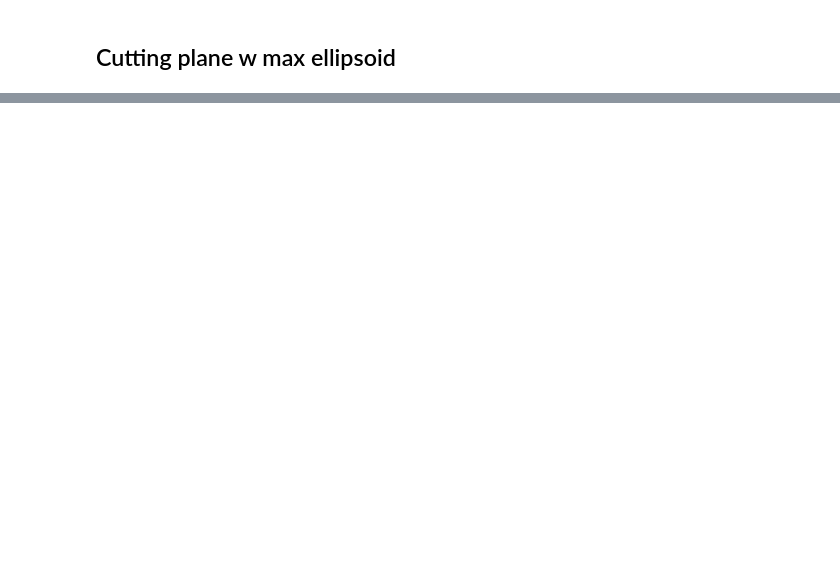
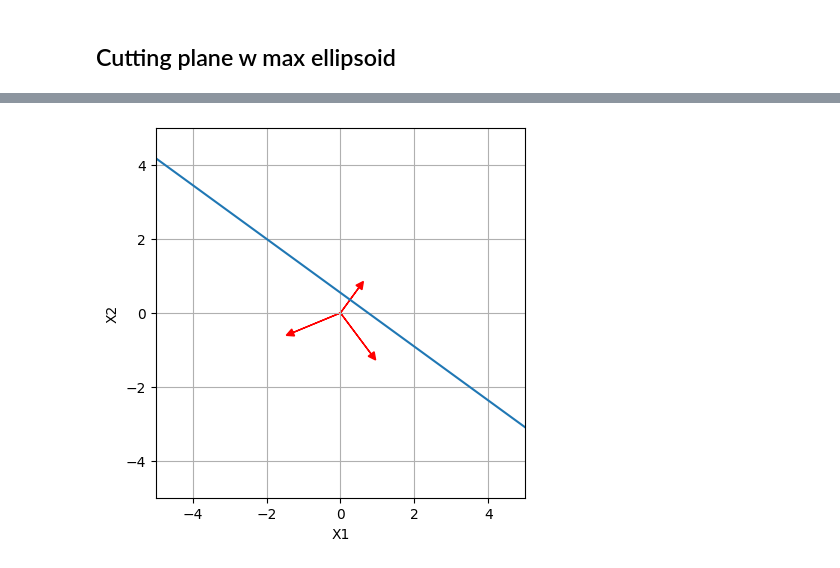
Before and after one commit to FergusCurrie/optimisation, a Jupyter notebook: notebooks/cutting-plane-method.ipynb, the cells around one changed output, grey strips where cells are left out. Saved outputs shown, nothing was run; the diff lists cells and outputs as text; code cells hidden in the pictures; blank space fills up the shorter version.

```diff
--- a/notebooks/cutting-plane-method.ipynb
+++ b/notebooks/cutting-plane-method.ipynb
@@ -118,31 +115,0 @@ Text(0.5, 1.0, 'largest ellipsoid in polyhedron')
-# %%
-def plot_hyperplane(ax, a, b, offset=np.array([0, 0])):
-    """
-    doesn't offset the hyperplane from the origin
-    """
-    ax.arrow(
-        *offset,
-        *a,
-        head_width=0.2,
-        head_length=0.2,
-        length_includes_head=True,
-        color="red"
-    )
-    x0 = np.linspace(-5, 5, 10)
-    x1 = (-a[0] * (x0 - offset[0])) / a[1] + offset[1]
-
-    ax.plot(x0, x1)
-    ax.set_xlim([-5, 5])
-    ax.set_ylim([-5, 5])
-    ax.set_xlabel("x0")
-    ax.set_ylabel("x1")
-    ax.set_aspect("equal")
-    ax.grid()
-
-x_point = np.array([2,2])
-g = np.array([1,1])
-
-fig, ax = plt.subplots()
-ax.scatter(*x_point)
-
-plot_hyperplane(ax, g, 0, x_point)
@@ -162,15 +127,15 @@ objective_grad = jax.grad(objective)
 
 # setup
 m=30
-n=20
-A, b, c = random_piecewise_affine()
+n=2
+A, b, c = random_piecewise_affine(m,n)
 polyhedron_a = [] # list of linear constraints.
 polyhedron_f = []
 k = 0
 history = []
 
 
-for i in range(20):
+for i in range(3):
     print(i)
     # choose a point x(k+1) in polydreon. random point for first step
     if polyhedron_a != []:
@@ -184,8 +149,8 @@ for i in range(20):
     # query the cutting-plane oracle
     subgradient = objective_grad(x_k1)
 
-    polyhedron_a.append(subgradient + x_k1)
-    polyhedron_f.append(0) #
+    polyhedron_a.append(subgradient)
+    polyhedron_f.append(subgradient @ x_k1) #
 
 
 
@@ -303,0 +163,6 @@ Text(0.5, 1.0, 'largest ellipsoid in polyhedron')
+# %%
+fig, ax = plt.subplots()
+for a_, b_ in zip(polyhedron_a,polyhedron_f):
+    plot_hyperplane(ax, a_, b_)
+# %% [output]
+[figure, added]
```
Also changed, not shown: parts of 7 cells of this notebook, 1 other file.
